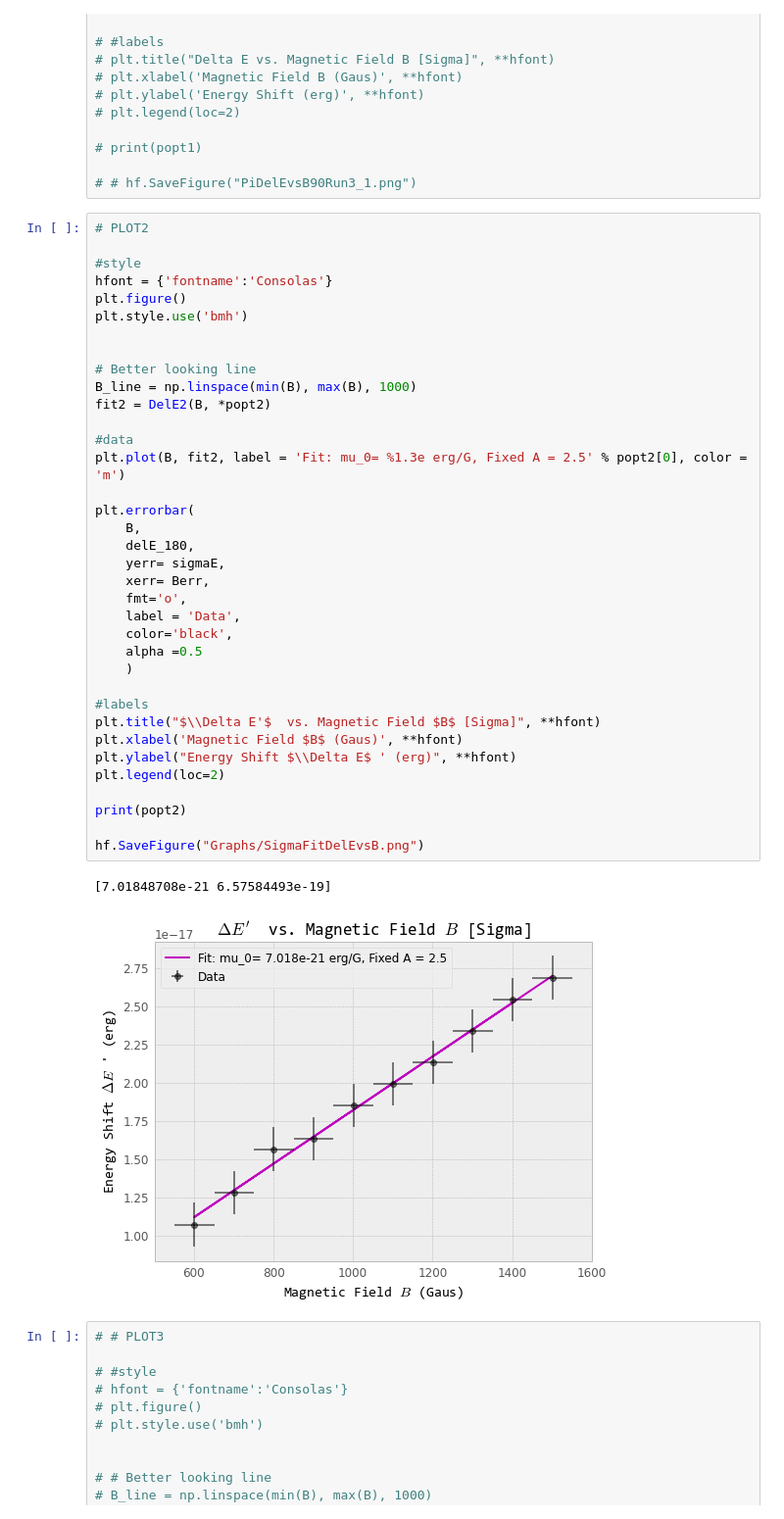
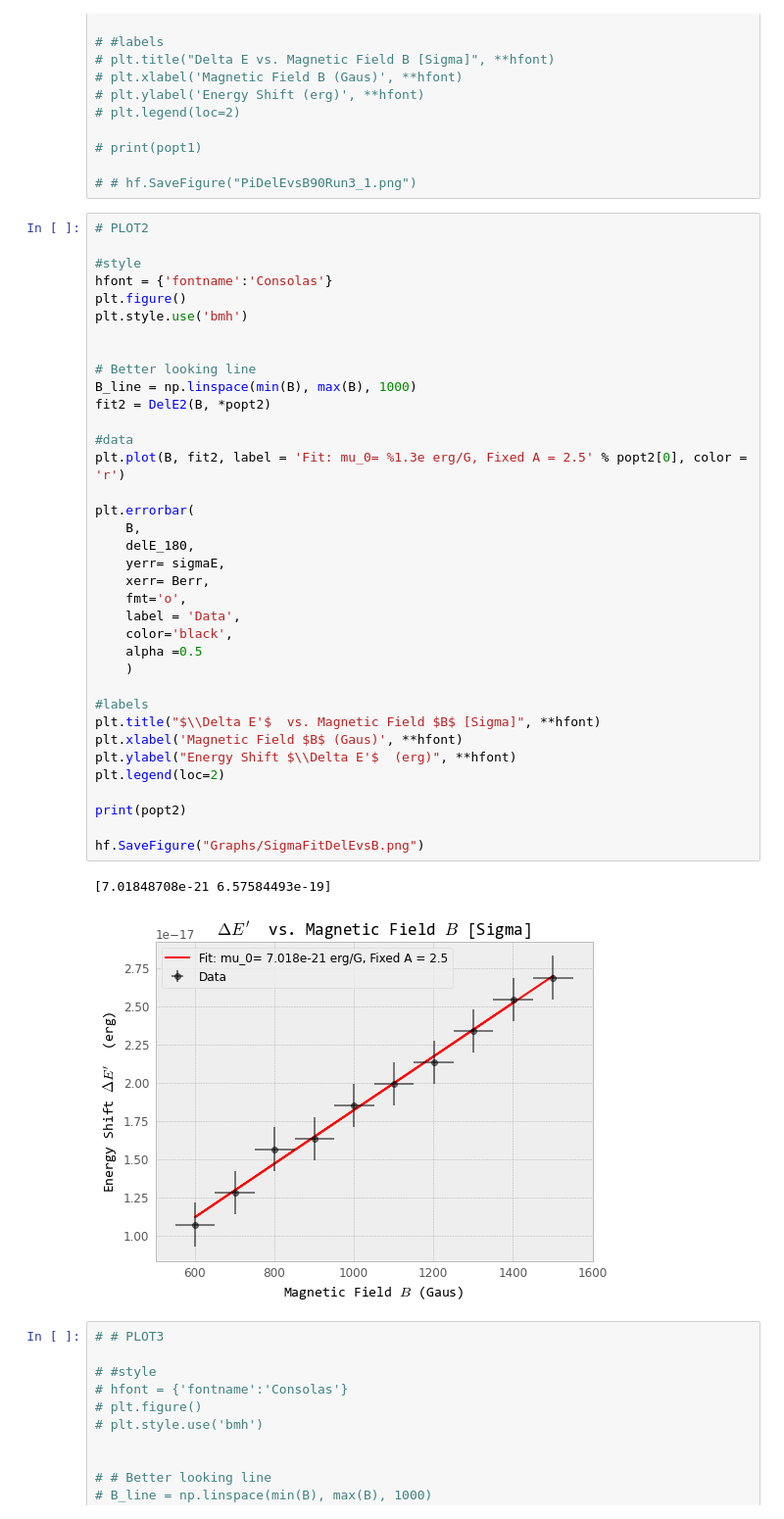
Before and after one commit to Drixitel/134-Lab-Spring-2023, a Jupyter notebook: Code/Zeeman/Data/180Run3.ipynb, the cells around one changed output. Shown at 98% size. Saved outputs shown, nothing was run; the diff lists cells and outputs as text.

```diff
--- a/Code/Zeeman/Data/180Run3.ipynb
+++ b/Code/Zeeman/Data/180Run3.ipynb
@@ -387,36 +387,36 @@ plt.figure()
 plt.style.use('bmh')
 
 
 # Better looking line
 B_line = np.linspace(min(B), max(B), 1000)
 fit2 = DelE2(B, *popt2)
 
 #data
-plt.plot(B, fit2, label = 'Fit: mu_0= %1.3e erg/G, Fixed A = 2.5' % popt2[0], color = 'm')
+plt.plot(B, fit2, label = 'Fit: mu_0= %1.3e erg/G, Fixed A = 2.5' % popt2[0], color = 'r')
 
 plt.errorbar(
     B,
     delE_180,
     yerr= sigmaE,
     xerr= Berr,
     fmt='o',
     label = 'Data',
     color='black',
     alpha =0.5
     )
 
 #labels
 plt.title("$\\Delta E'$  vs. Magnetic Field $B$ [Sigma]", **hfont)
 plt.xlabel('Magnetic Field $B$ (Gaus)', **hfont)
-plt.ylabel("Energy Shift $\\Delta E$ ' (erg)", **hfont)
+plt.ylabel("Energy Shift $\\Delta E'$  (erg)", **hfont)
 plt.legend(loc=2)
 
 print(popt2)
 
 hf.SaveFigure("Graphs/SigmaFitDelEvsB.png")
 # %% [output]
 [7.01848708e-21 6.57584493e-19]
-[figure, old version]
+[figure, new version]
 # %%
 # # PLOT3
 
```
Also changed, not shown: parts of 3 cells of this notebook, 4 other files.
